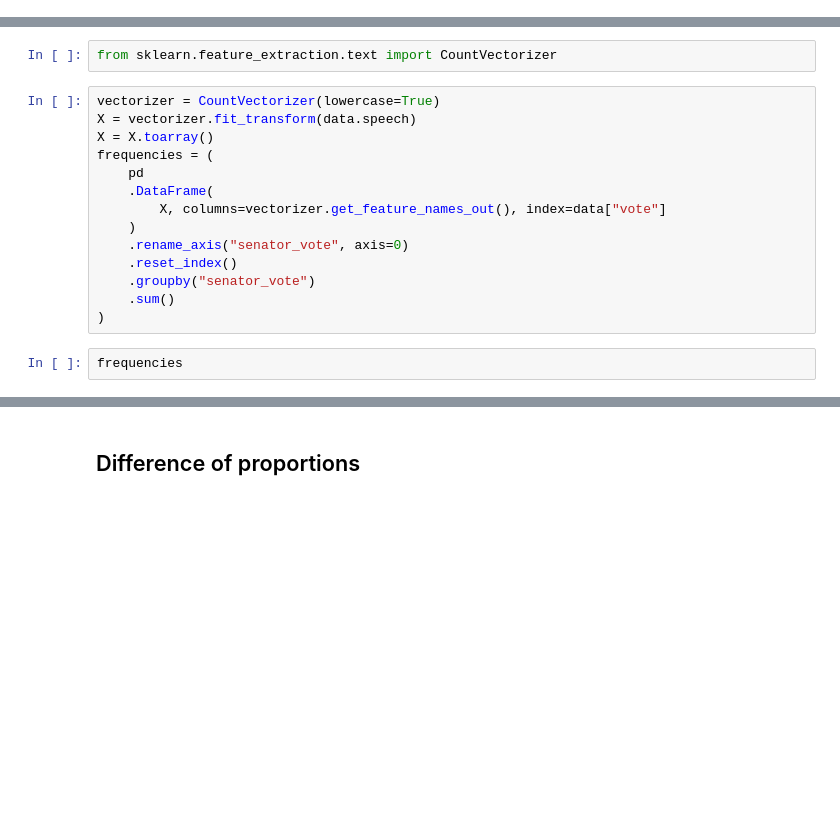
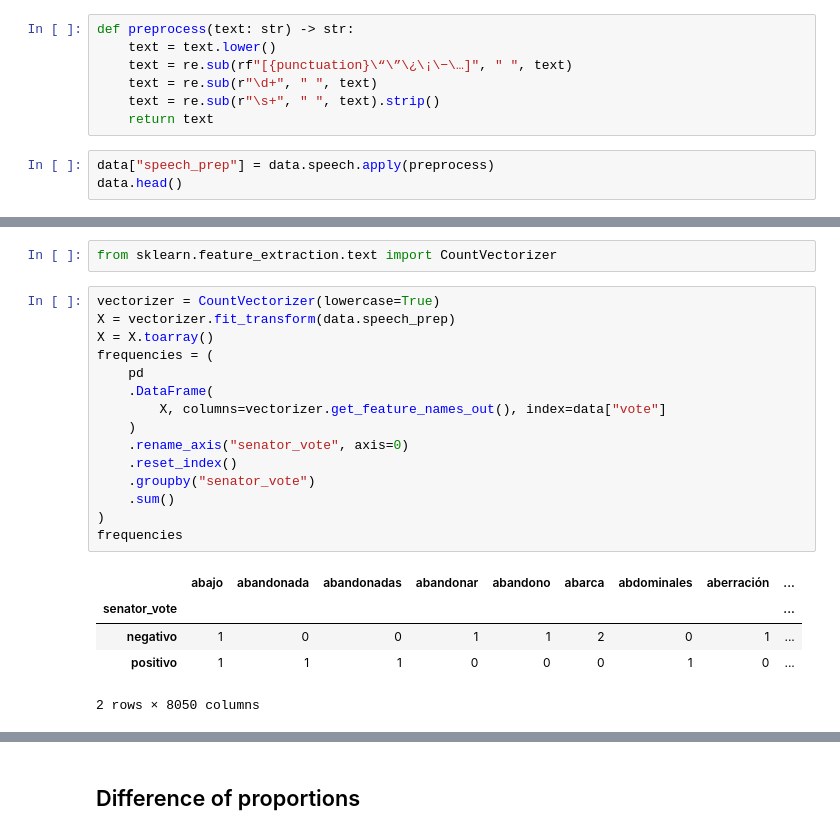
Before and after one commit to macfernandez/eddc-specialization-project, a Jupyter notebook: notebooks/03-methods-statistic.ipynb, the cells around one changed output, grey strips where cells are left out. Saved outputs shown, nothing was run; the diff lists cells and outputs as text; blank space fills up the shorter version.

```diff
--- a/notebooks/03-methods-statistic.ipynb
+++ b/notebooks/03-methods-statistic.ipynb
@@ -20,0 +29,10 @@ data.shape
+# %%
+def preprocess(text: str) -> str:
+    text = text.lower()
+    text = re.sub(rf"[{punctuation}\“\”\¿\¡\−\…]", " ", text)
+    text = re.sub(r"\d+", " ", text)
+    text = re.sub(r"\s+", " ", text).strip()
+    return text
+# %%
+data["speech_prep"] = data.speech.apply(preprocess)
+data.head()
@@ -24,20 +49,25 @@ data.shape
 from sklearn.feature_extraction.text import CountVectorizer
 # %%
 vectorizer = CountVectorizer(lowercase=True)
-X = vectorizer.fit_transform(data.speech)
+X = vectorizer.fit_transform(data.speech_prep)
 X = X.toarray()
 frequencies = (
     pd
     .DataFrame(
         X, columns=vectorizer.get_feature_names_out(), index=data["vote"]
     )
     .rename_axis("senator_vote", axis=0)
     .reset_index()
     .groupby("senator_vote")
     .sum()
 )
+frequencies
+# %% [output]
+|  | abajo | abandonada | abandonadas | abandonar | abandono | abarca | abdominales | aberración | ... |
+| senator_vote |  |  |  |  |  |  |  |  | ... |
+| negativo | 1 | 0 | 0 | 1 | 1 | 2 | 0 | 1 | ... |
+| positivo | 1 | 1 | 1 | 0 | 0 | 0 | 1 | 0 | ... |
+2 rows × 8050 columns
-# %%
-frequencies
 # %%
 count_total = frequencies.sum(axis=0)
 count_difference = frequencies.loc["positivo"]-frequencies.loc["negativo"]
```
Also changed, not shown: parts of 26 cells of this notebook, 1 other file.
